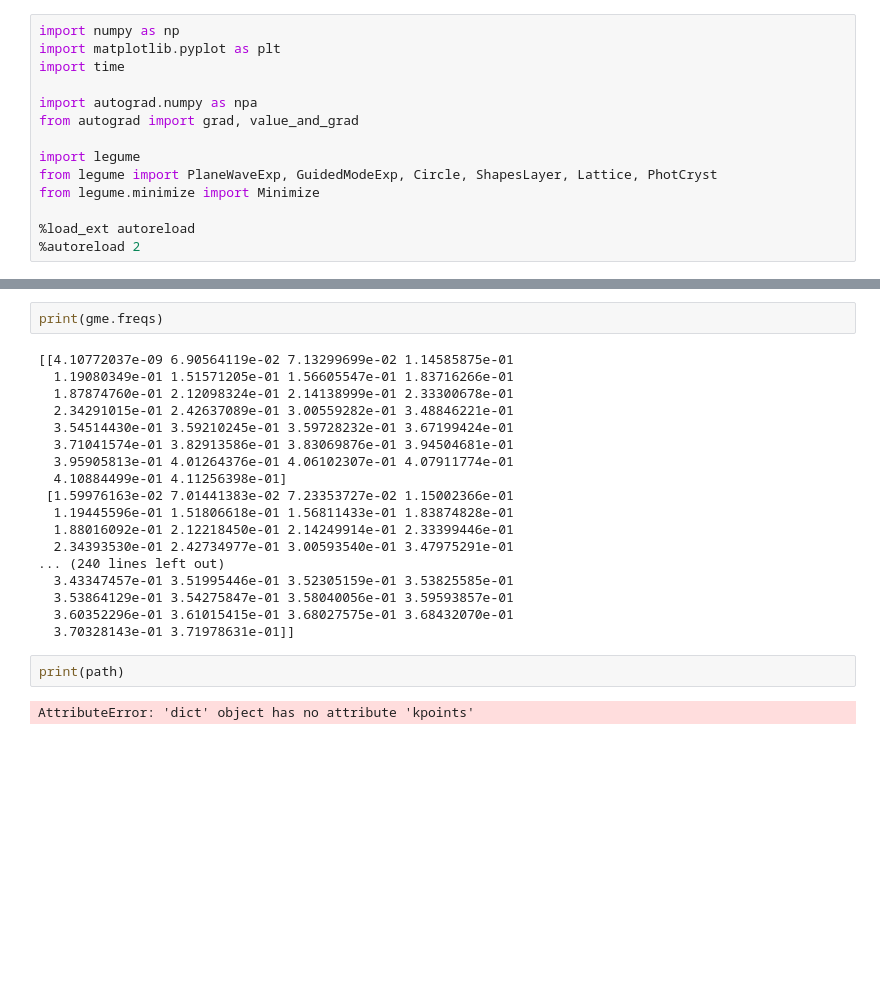
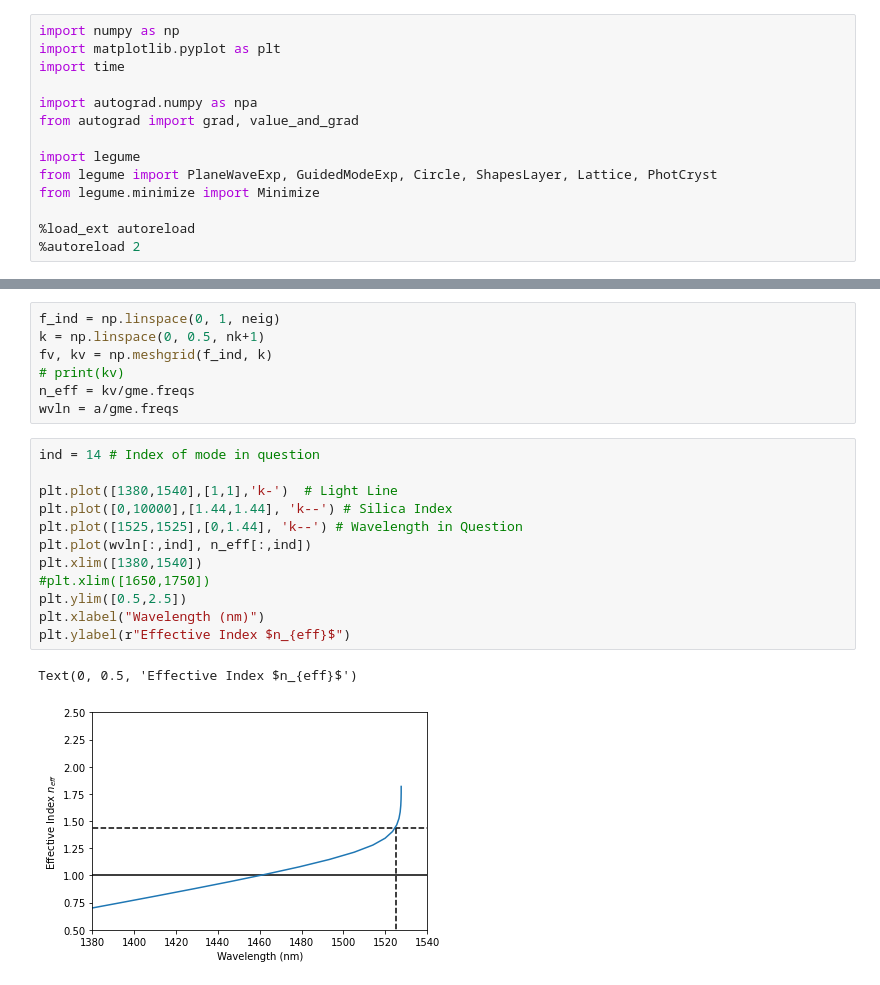
Before and after one commit to quantumbrownie/honoursLegume, a Jupyter notebook: Test 1.ipynb, the cells around one changed output, grey strips where cells are left out. Drawn from its saved outputs; the diff is of its cells as text; blank space fills up the shorter version.

Commit message:
Configured to give index crossing point

```diff
--- a/Test 1.ipynb
+++ b/Test 1.ipynb
@@ -112,24 +116,22 @@ ax = legume.viz.bands(gme, Q=False)
-# %%
-print(gme.freqs)
-# %% [output]
-[[4.10772037e-09 6.90564119e-02 7.13299699e-02 1.14585875e-01
-  1.19080349e-01 1.51571205e-01 1.56605547e-01 1.83716266e-01
-  1.87874760e-01 2.12098324e-01 2.14138999e-01 2.33300678e-01
-  2.34291015e-01 2.42637089e-01 3.00559282e-01 3.48846221e-01
-  3.54514430e-01 3.59210245e-01 3.59728232e-01 3.67199424e-01
-  3.71041574e-01 3.82913586e-01 3.83069876e-01 3.94504681e-01
-  3.95905813e-01 4.01264376e-01 4.06102307e-01 4.07911774e-01
-  4.10884499e-01 4.11256398e-01]
- [1.59976163e-02 7.01441383e-02 7.23353727e-02 1.15002366e-01
-  1.19445596e-01 1.51806618e-01 1.56811433e-01 1.83874828e-01
-  1.88016092e-01 2.12218450e-01 2.14249914e-01 2.33399446e-01
-  2.34393530e-01 2.42734977e-01 3.00593540e-01 3.47975291e-01
-... (240 lines left out)
-  3.43347457e-01 3.51995446e-01 3.52305159e-01 3.53825585e-01
-  3.53864129e-01 3.54275847e-01 3.58040056e-01 3.59593857e-01
-  3.60352296e-01 3.61015415e-01 3.68027575e-01 3.68432070e-01
-  3.70328143e-01 3.71978631e-01]]
-# %%
-print(path)
-# %% [output]
-AttributeError: 'dict' object has no attribute 'kpoints'
+# %%
+f_ind = np.linspace(0, 1, neig)
+k = np.linspace(0, 0.5, nk+1)
+fv, kv = np.meshgrid(f_ind, k)
+# print(kv)
+n_eff = kv/gme.freqs
+wvln = a/gme.freqs
+# %%
+ind = 14 # Index of mode in question
+
+plt.plot([1380,1540],[1,1],'k-')  # Light Line
+plt.plot([0,10000],[1.44,1.44], 'k--') # Silica Index
+plt.plot([1525,1525],[0,1.44], 'k--') # Wavelength in Question
+plt.plot(wvln[:,ind], n_eff[:,ind])
+plt.xlim([1380,1540])
+#plt.xlim([1650,1750])
+plt.ylim([0.5,2.5])
+plt.xlabel("Wavelength (nm)")
+plt.ylabel(r"Effective Index $n_{eff}$")
+# %% [output]
+Text(0, 0.5, 'Effective Index $n_{eff}$')
+[figure, added]
```
Also changed, not shown: parts of 5 cells of this notebook.
